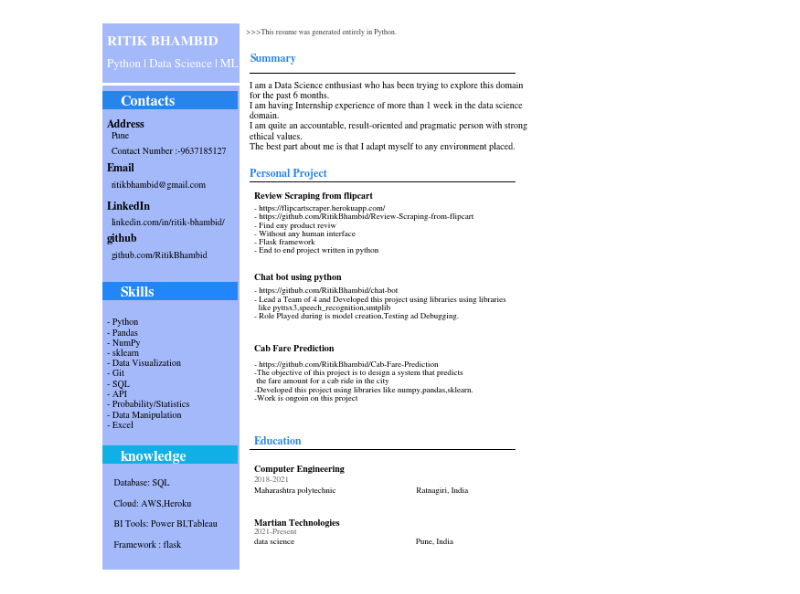
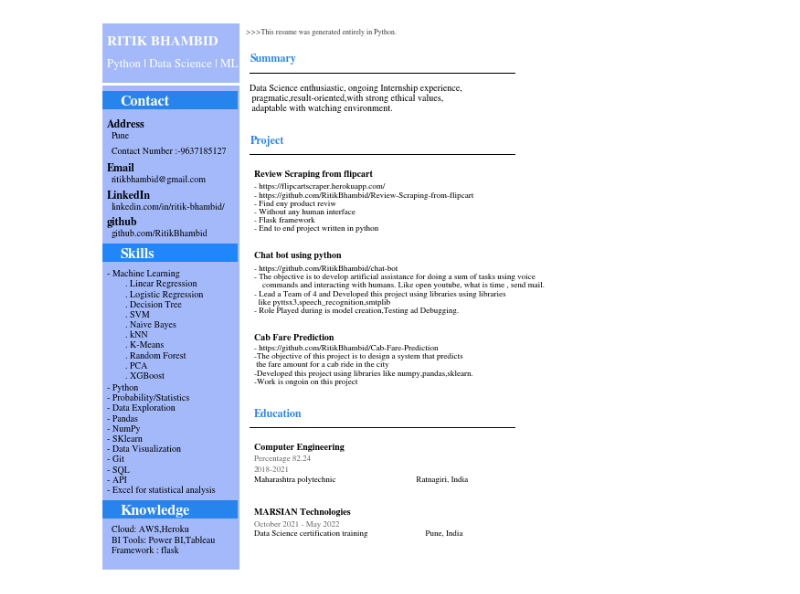
Before and after one commit to RitikBhambid/Resume, a Jupyter notebook: Final Resume.ipynb, the cells around one changed output. Cells and saved outputs as stored; diff of their text form; code cells hidden in the pictures.

```diff
--- a/Final Resume.ipynb
+++ b/Final Resume.ipynb
@@ -3,7 +3,7 @@
 Header = '>>>This resume was generated entirely in Python.'
 Name = 'RITIK BHAMBID'
 Title = 'Python | Data Science | ML'
-Contact_header="Contacts"
+Contact_header="Contact"
 Contact_desc= 'Pune'
 Contact_num ='Contact Number :-9637185127'
 Contact_desc_Mail_head='Email'
@@ -12,36 +12,43 @@ Contact_desc_github_head='github'
 Contact_desc_Mail='ritikbhambid@gmail.com'
 Contact_desc_linkdin='linkedin.com/in/ritik-bhambid/'
 Contact_desc_github='github.com/RitikBhambid'
-knowledge='knowledge'
-knowledge_desc=' Database: SQL \n\n Cloud: AWS,Heroku\n\n BI Tools: Power BI,Tableau \n\n Framework : flask'
+knowledge='Knowledge'
+knowledge_desc='Cloud: AWS,Heroku\nBI Tools: Power BI,Tableau\nFramework : flask'
 
 SummaryHeader = 'Summary'
-summary_desk ="""I am a Data Science enthusiast who has been trying to explore this domain
-for the past 6 months.
-I am having Internship experience of more than 1 week in the data science
-domain.
-I am quite an accountable, result-oriented and pragmatic person with strong
-ethical values.
-The best part about me is that I adapt myself to any environment placed."""
+summary_desk ="""
+Data Science enthusiastic, ongoing Internship experience,\n pragmatic,result-oriented,with strong ethical values,\n adaptable with watching environment."""
 
-ProjectHeader = 'Personal Project'
+ProjectHeader = 'Project'
 ProjectOneTitle = 'Review Scraping from flipcart'
 ProjectOneDesc ='- https://flipcartscraper.herokuapp.com/\n- https://github.com/RitikBhambid/Review-Scraping-from-flipcart\n- Find eny product reviw\n- Without any human interface\n- Flask framework\n- End to end project written in python'
 ProjectTwoTitle='Chat bot using python'
-ProjectTwoDesc ='- https://github.com/RitikBhambid/chat-bot\n- Lead a Team of 4 and Developed this project using libraries using libraries\n  like pyttsx3,speech_recognition,smtplib\n- Role Played during is model creation,Testing ad Debugging.'
+ProjectTwoDesc ='- https://github.com/RitikBhambid/chat-bot\n- The objective is to develop artificial assistance for doing a sum of tasks using voice\n    commands and interacting with humans. Like open youtube, what is time , send mail.\n- Lead a Team of 4 and Developed this project using libraries using libraries\n  like pyttsx3,speech_recognition,smtplib\n- Role Played during is model creation,Testing ad Debugging.'
 ProjectThreeTitle = 'Cab Fare Prediction'
 ProjectThreeDesc = '- https://github.com/RitikBhambid/Cab-Fare-Prediction\n-The objective of this project is to design a system that predicts\n the fare amount for a cab ride in the city\n-Developed this project using libraries like numpy,pandas,sklearn.\n-Work is ongoin on this project'
 
 EduHeader = 'Education'
 EduOneTitle = 'Computer Engineering'
+EduOnePercentage = 'Percentage 82.24'
 EduOneTime = '2018-2021'
 EduOneDesc = 'Maharashtra polytechnic                                       Ratnagiri, India '
-EduTwoTitle = 'Martian Technologies'
-EduTwoTime = '2021-Present'
-EduTwoDesc = 'data science                                                           Pune, India'
+EduTwoTitle = 'MARSIAN Technologies'
+EduTwoTime = 'October 2021 - May 2022'
+EduTwoDesc = 'Data Science certification training                            Pune, India'
 
 SkillsHeader = 'Skills'
-SkillsDesc = '- Python\n- Pandas\n- NumPy\n- sklearn\n- Data Visualization\n- Git \n- SQL\n- API\n- Probability/Statistics\n- Data Manipulation\n- Excel'
+SkillsDesc ="""- Machine Learning
+        . Linear Regression
+        . Logistic Regression
+        . Decision Tree
+        . SVM
+        . Naive Bayes
+        . kNN
+        . K-Means
+        . Random Forest
+        . PCA
+        . XGBoost"""
+SkillsOneDesc = '- Python\n- Probability/Statistics\n- Data Exploration\n- Pandas\n- NumPy\n- SKlearn\n- Data Visualization\n- Git \n- SQL\n- API\n- Excel for statistical analysis '
 ExtrasTitle = 'DataQuest\nData Scientist Path'
 ExtrasDesc = 'Learned popular data science\nlanguages, data cleaning and\nmanipulation, machine learning \nand statistical analysis'
 CodeTitle = 'View Portfolio'
@@ -56,60 +63,61 @@ plt.rcParams['font.sans-serif'] = 'STIXGeneral'
 fig, ax = plt.subplots(figsize=(8.5, 11))
 
 
 # Decorative Lines
 ax.axvline(x=.5, ymin=0, ymax=1, color='green',alpha=0.0,  linewidth=50)
 plt.axvline(x=.0, color='#4974f5',alpha=0.5,  linewidth=300)
 plt.axhline(y=.89, xmin=0, xmax=1, color='#ffffff', linewidth=3)
 plt.axhline(y=.86, xmin=0.0, xmax=0.29, color='#2884ed', linewidth=20)
-plt.axhline(y=.51, xmin=0.0, xmax=0.29, color='#2086fa', linewidth=20)
-plt.axhline(y=.21, xmin=0.0, xmax=0.29, color='#10b0e6', linewidth=20)
+plt.axhline(y=.58, xmin=0.0, xmax=0.29, color='#2086fa', linewidth=20)
+plt.axhline(y=.11, xmin=0.0, xmax=0.29, color='#2884ed', linewidth=20)
 plt.axhline(y=.91, xmin=0.34, xmax=.95, color='black', linewidth=1) #horizontal line
-plt.axhline(y=.71, xmin=0.34, xmax=.95, color='black', linewidth=1) #horizontal line
-plt.axhline(y=.22, xmin=0.34, xmax=.95, color='black', linewidth=1) #horizontal line
+plt.axhline(y=.76, xmin=0.34, xmax=.95, color='black', linewidth=1) #horizontal line
+plt.axhline(y=.26, xmin=0.34, xmax=.95, color='black', linewidth=1) #horizontal line
 
 
 # set background color
 ax.set_facecolor('white')
 
 
 # add text
 plt.annotate(Header, (.33,.98), weight='regular', fontsize=8, alpha=.75)
 plt.annotate(Name, (.01,.960), weight='bold', fontsize=15,color='white')
 plt.annotate(Title, (.01,.92), weight='regular', fontsize=13, color='white')
 plt.annotate(Contact_header, (.04,.85), weight='bold', fontsize=16, color='#ffffff')
 plt.annotate("Address", (.01,.81), weight='bold', fontsize=12, color='black')
 plt.annotate(Contact_desc, (.020,.79), weight='regular', fontsize=10, color='black')
 plt.annotate(Contact_num, (.020,.76), weight='regular', fontsize=10, color='black')
 plt.annotate(Contact_desc_Mail_head, (.01,.73), weight='bold', fontsize=12, color='black')
-plt.annotate(Contact_desc_linkdin_head, (.01,.66), weight='bold', fontsize=12, color='black')
-plt.annotate(Contact_desc_github_head, (.01,.60), weight='bold', fontsize=12, color='black')
-plt.annotate(Contact_desc_Mail, (.020,.70), weight='regular', fontsize=10, color='black')
-plt.annotate(Contact_desc_linkdin, (.020,.63), weight='regular', fontsize=10, color='black')
-plt.annotate(Contact_desc_github, (.020,.57), weight='regular', fontsize=10, color='black')
-plt.annotate(knowledge, (.04,.2), weight='bold', fontsize=16, color='#ffffff')
-plt.annotate(knowledge_desc, (.020,.04), weight='regular', fontsize=10, color='black')
-plt.annotate(SkillsHeader, (.04,.5), weight='bold', fontsize=16, color='#ffffff')
-plt.annotate(SkillsDesc, (.01,.26), weight='regular', fontsize=10, color='black')
+plt.annotate(Contact_desc_linkdin_head, (.01,.68), weight='bold', fontsize=12, color='black')
+plt.annotate(Contact_desc_github_head, (.01,.63), weight='bold', fontsize=12, color='black')
+plt.annotate(Contact_desc_Mail, (.020,.71), weight='regular', fontsize=10, color='black')
+plt.annotate(Contact_desc_linkdin, (.020,.66), weight='regular', fontsize=10, color='black')
+plt.annotate(Contact_desc_github, (.020,.61), weight='regular', fontsize=10, color='black')
+plt.annotate(knowledge, (.04,.1), weight='bold', fontsize=16, color='#ffffff')
+plt.annotate(knowledge_desc, (.020,.03), weight='regular', fontsize=10, color='black')
+plt.annotate(SkillsHeader, (.04,.57), weight='bold', fontsize=16, color='#ffffff')
+plt.annotate(SkillsOneDesc, (.01,.14), weight='regular', fontsize=10, color='black')
+plt.annotate(SkillsDesc, (.01,.35), weight='regular', fontsize=10, color='black')
 plt.annotate(SummaryHeader, (.34,.93), weight='bold', fontsize=12, color='#2884ed')
-plt.annotate(summary_desk, (.34,.77), weight='regular', fontsize=10)
-plt.annotate(ProjectHeader, (.34,.72), weight='bold', fontsize=12, color='#2884ed')
-plt.annotate(ProjectOneTitle, (.35,.68), weight='bold', fontsize=10)
-plt.annotate(ProjectOneDesc, (.35,.58), weight='regular', fontsize=9)
-plt.annotate(ProjectTwoTitle, (.35,.53), weight='bold', fontsize=10)
-plt.annotate(ProjectTwoDesc, (.35,.46), weight='regular', fontsize=9)
-plt.annotate(ProjectThreeTitle, (.35,.4), weight='bold', fontsize=10)
-plt.annotate(ProjectThreeDesc, (.35,.31), weight='regular', fontsize=9)
-plt.annotate(EduHeader, (.35,.23), weight='bold', fontsize=12, color='#2884ed')
-plt.annotate(EduOneTitle, (.35,.18), weight='bold', fontsize=10)
-plt.annotate(EduOneTime, (.35,.16), weight='regular', fontsize=9, alpha=.6)
-plt.annotate(EduOneDesc, (.35,.14), weight='regular', fontsize=9)
-plt.annotate(EduTwoTitle, (.35,.08), weight='bold', fontsize=10)
-plt.annotate(EduTwoTime, (.35,.065), weight='regular', fontsize=9, alpha=.6)
-plt.annotate(EduTwoDesc, (.35,.048), weight='regular', fontsize=9)
+plt.annotate(summary_desk, (.34,.84), weight='regular', fontsize=10)
+plt.annotate(ProjectHeader, (.34,.78), weight='bold', fontsize=12, color='#2884ed')
+plt.annotate(ProjectOneTitle, (.35,.72), weight='bold', fontsize=10)
+plt.annotate(ProjectOneDesc, (.35,.62), weight='regular', fontsize=9)
+plt.annotate(ProjectTwoTitle, (.35,.57), weight='bold', fontsize=10)
+plt.annotate(ProjectTwoDesc, (.35,.47), weight='regular', fontsize=9)
+plt.annotate(ProjectThreeTitle, (.35,.42), weight='bold', fontsize=10)
+plt.annotate(ProjectThreeDesc, (.35,.34), weight='regular', fontsize=9)
+plt.annotate(EduHeader, (.35,.28), weight='bold', fontsize=12, color='#2884ed')
+plt.annotate(EduOneTitle, (.35,.22), weight='bold', fontsize=10)
+plt.annotate(EduOneTime, (.35,.18), weight='regular', fontsize=9, alpha=.6)
+plt.annotate(EduOnePercentage, (.35,.2), weight='regular', fontsize=9, alpha=.6)
+plt.annotate(EduOneDesc, (.35,.16), weight='regular', fontsize=9)
+plt.annotate(EduTwoTitle, (.35,.1), weight='bold', fontsize=10)
+plt.annotate(EduTwoTime, (.35,.079), weight='regular', fontsize=9, alpha=.6)
+plt.annotate(EduTwoDesc, (.35,.062), weight='regular', fontsize=9)
 
 # remove axes
 plt.axis('off')
-
 plt.savefig('Final_Resume.pdf', dpi=300, bbox_inches='tight')
 # %% [output]
-[figure, old version]
+[figure, new version]
```
Also changed, not shown: 1 other file.
